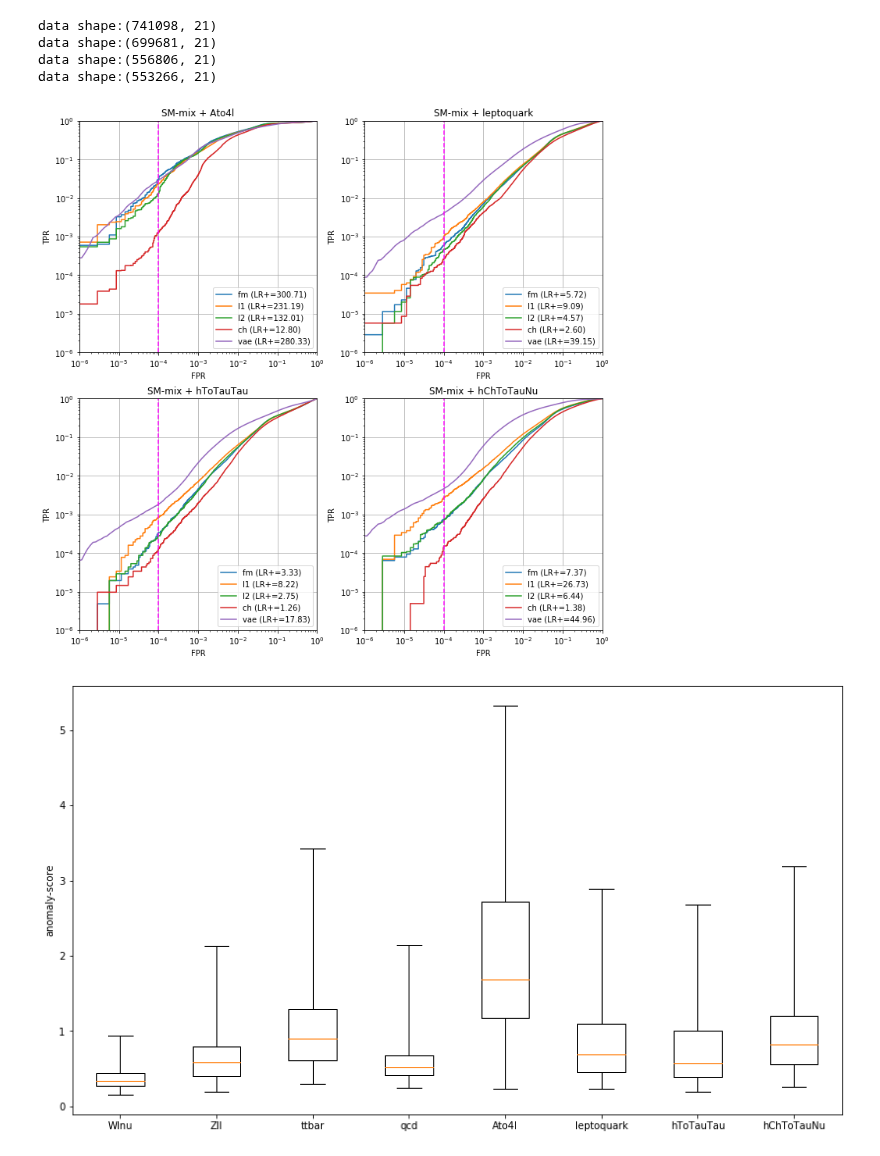
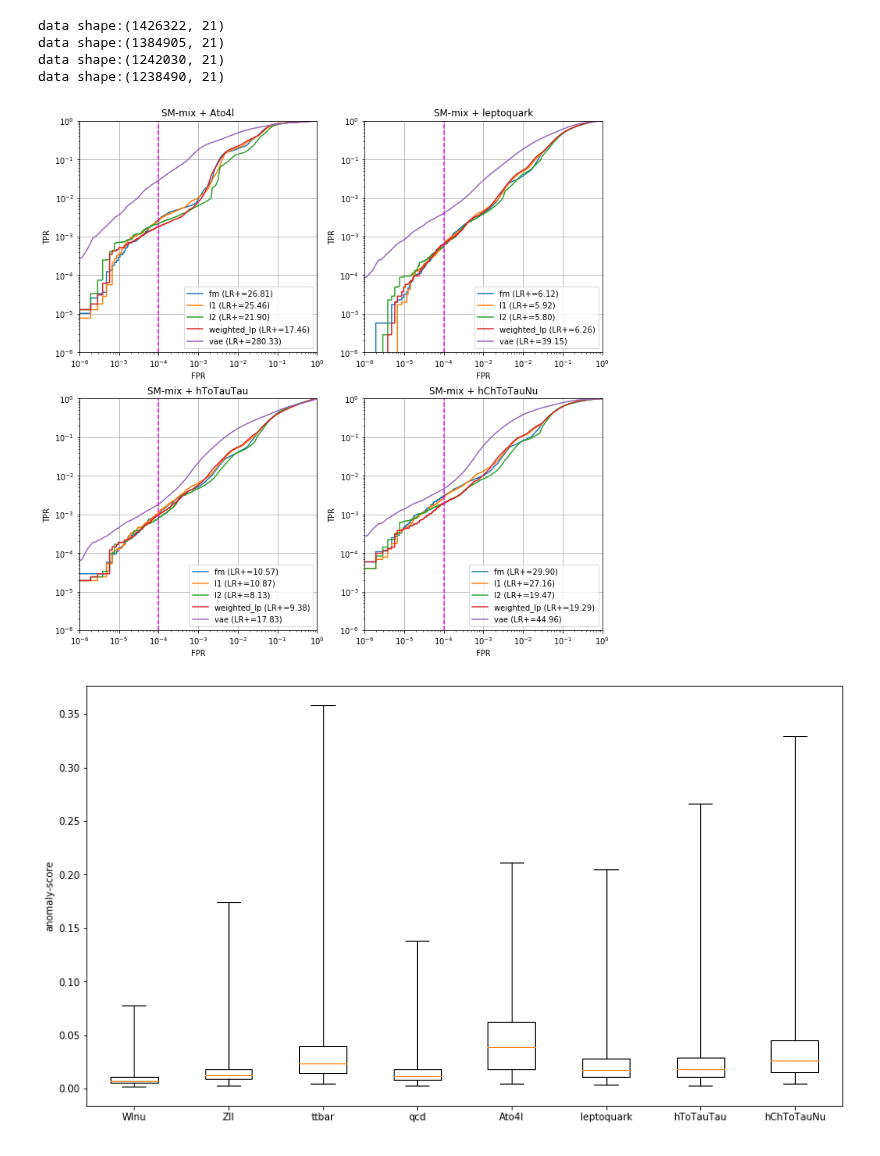
Before and after one commit to oliverkn/alad-for-lhc, a Jupyter notebook: alad_mod/alad_offline_evaluation.ipynb, the cells around one changed output. Saved outputs shown, nothing was run; the diff lists cells and outputs as text; code cells hidden in the pictures.

Commit message:
improved evaluation and data set loading

```diff
--- a/alad_mod/alad_offline_evaluation.ipynb
+++ b/alad_mod/alad_offline_evaluation.ipynb
@@ -15,11 +15,11 @@ from data.hlf_dataset_utils import load_data, feature_names, load_data2
 from data.hlf_preprocessing import HLFDataPreprocessor, load
 # %%
 #paths
-result_path = '/home/oliverkn/pro/results/4_4/alad/test_if_result_works/'
-#result_path = '/home/oliverkn/euler/results/hlf_set/alad/ultra_big_lat4/'
+#result_path = '/home/oliverkn/pro/results/4_4/alad/test_if_result_works/'
+result_path = '/home/oliverkn/euler/results/hlf_set/alad/kdd_l10/'
 data_path = '/home/oliverkn/pro/data/hlf_set'
 config_file = result_path + 'config.py'
-weights_file = result_path + 'model-110000'
+weights_file = result_path + 'model-3000000'
 
 max_samples = 2_000_000
 
@@ -42,7 +42,7 @@ vae_roc['leptoquark'] = pickle.load(open('vae_roc/VAE_all-in-one_v71_ROC1_dict_l
 vae_roc['hToTauTau'] = pickle.load(open('vae_roc/VAE_all-in-one_v71_ROC1_dict_hToTauTau.pkl', 'rb'), encoding='latin1')
 vae_roc['hChToTauNu'] = pickle.load(open('vae_roc/VAE_all-in-one_v71_ROC1_dict_hChToTauNu.pkl', 'rb'), encoding='latin1')
 
-max_samples = 1_000_000
+max_samples = 10_000_000
 target_fpr = 1e-4
 sm_list = ['Wlnu', 'qcd', 'Zll', 'ttbar']
 sm_fraction = [0.592, 0.338, 0.067, 0.003]
@@ -56,39 +56,39 @@ for i, bsm in enumerate(bsm_list):
         x, y = x[:max_samples], y[:max_samples]
     x = preprocessor.transform(x)
     print('data shape:' + str(x.shape))
 
     ax = ax_arr[i//2, i%2]
 
     scores = ad.compute_all_scores(x)
-    score_names = ['fm', 'l1', 'l2', 'ch']
+    score_names = ['fm', 'l1', 'l2', 'weighted_lp']
     for score, name in zip(scores, score_names):
         fpr, tpr, _ = roc_curve(y, score, pos_label=1)
         #auroc = roc_auc_score(y, score)
         idx = np.argmax(fpr>target_fpr)
         lr_plus = tpr[idx] / fpr[idx]
         ax.loglog(fpr, tpr, label=name+' (LR+=%.2f)'%lr_plus)
 
     #plot vae reference
     fpr, tpr = vae_roc[bsm]['eff_SM'],vae_roc[bsm]['eff_BSM']
     idx = np.argmax(fpr>target_fpr)
     lr_plus = tpr[idx] / fpr[idx]
     ax.loglog(fpr, tpr, label='vae (LR+=%.2f)'%lr_plus)
 
     ax.axvline(target_fpr, ls='--', color='magenta')
     ax.set_title('SM-mix + ' + bsm)
     ax.set_xlabel('FPR')
     ax.set_ylabel('TPR')
     ax.grid()
     ax.set(xlim=(1e-6, 1), ylim=(1e-6, 1))
     ax.legend()
 
 plt.show()
 # %% [output]
-data shape:(741098, 21)
-data shape:(699681, 21)
-data shape:(556806, 21)
-data shape:(553266, 21)
+data shape:(1426322, 21)
+data shape:(1384905, 21)
+data shape:(1242030, 21)
+data shape:(1238490, 21)
-[figure, old version]
+[figure, new version]
 # %%
 sm_list = ['Wlnu', 'Zll', 'ttbar', 'qcd', 'Ato4l', 'leptoquark', 'hToTauTau', 'hChToTauNu']
 score_type = 'l2'
@@ -103,11 +103,11 @@ for sm in sm_list:
     score = ad.get_anomaly_scores(x, type=score_type)
     scores.append(score)
 
-ax.boxplot(scores, labels=sm_list, whis=[1, 99], showfliers=False)
+ax.boxplot(scores, labels=sm_list, whis=[1, 99.9], showfliers=False)
 ax.set_ylabel('anomaly-score')
 plt.show()
 # %% [output]
-[figure, old version]
+[figure, new version]
 # %%
 max_samples = 500_000
 std_scaling = 0.5
```
Also changed, not shown: parts of 3 cells of this notebook, 10 other files.
